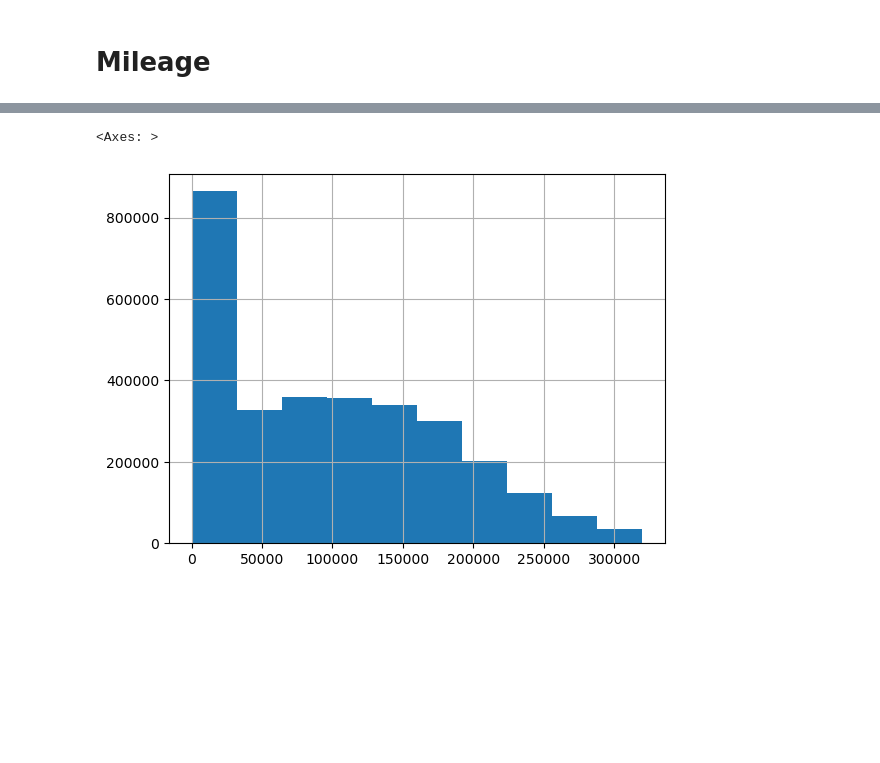
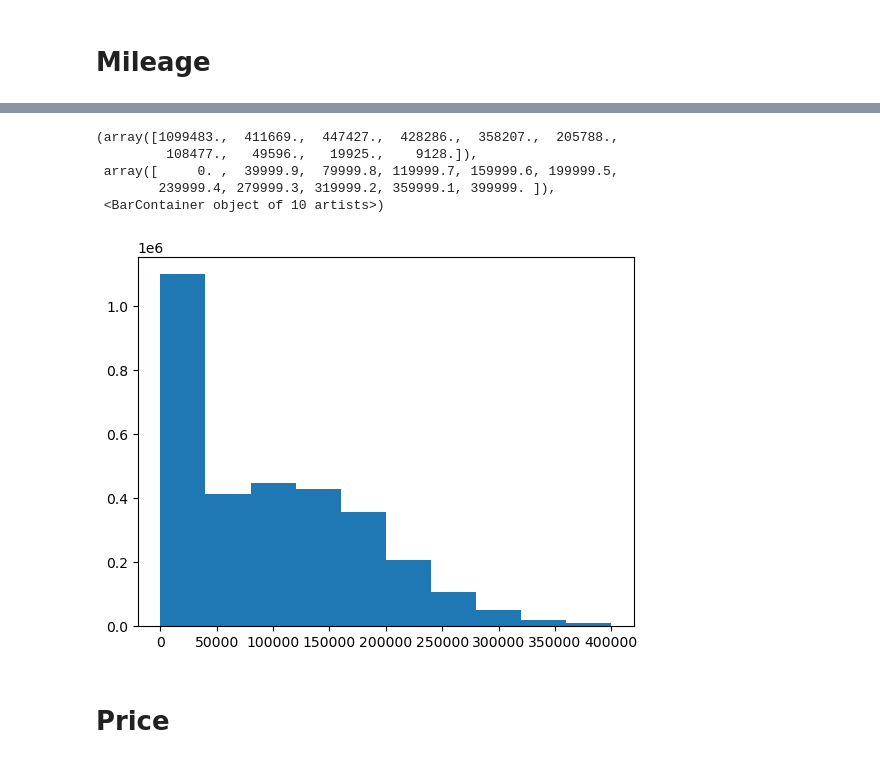
Before and after one commit to nhDuc1993/GMT6740, a Jupyter notebook: Duc/EDA and Clearning.ipynb, the cells around one changed output, grey strips where cells are left out. Saved outputs shown, nothing was run; the diff lists cells and outputs as text; code cells hidden in the pictures; blank space fills up the shorter version.

```diff
--- a/Duc/EDA and Clearning.ipynb
+++ b/Duc/EDA and Clearning.ipynb
@@ -178,5 +285,13 @@ df.loc[df['mileage'] <= 50, 'manufacture_year'].hist()
+# %%
+plt.hist(df['mileage'][df['mileage']<cutoff_mileage])
+# %% [output]
+(array([1099483.,  411669.,  447427.,  428286.,  358207.,  205788.,
+         108477.,   49596.,   19925.,    9128.]),
+ array([     0. ,  39999.9,  79999.8, 119999.7, 159999.6, 199999.5,
+        239999.4, 279999.3, 319999.2, 359999.1, 399999. ]),
+ <BarContainer object of 10 artists>)
+[figure, added]
 # %%
-df.loc[(df['mileage'] < 320000) & (df['mileage'] > 0), 'mileage'].hist()
+df = df[(df['mileage'].isna()) | (df['mileage'] < cutoff_mileage)]
-# %% [output]
-<Axes: >
-[figure, removed]
+# %% [markdown]
+# Price
```
Also changed, not shown: parts of 77 cells of this notebook.
